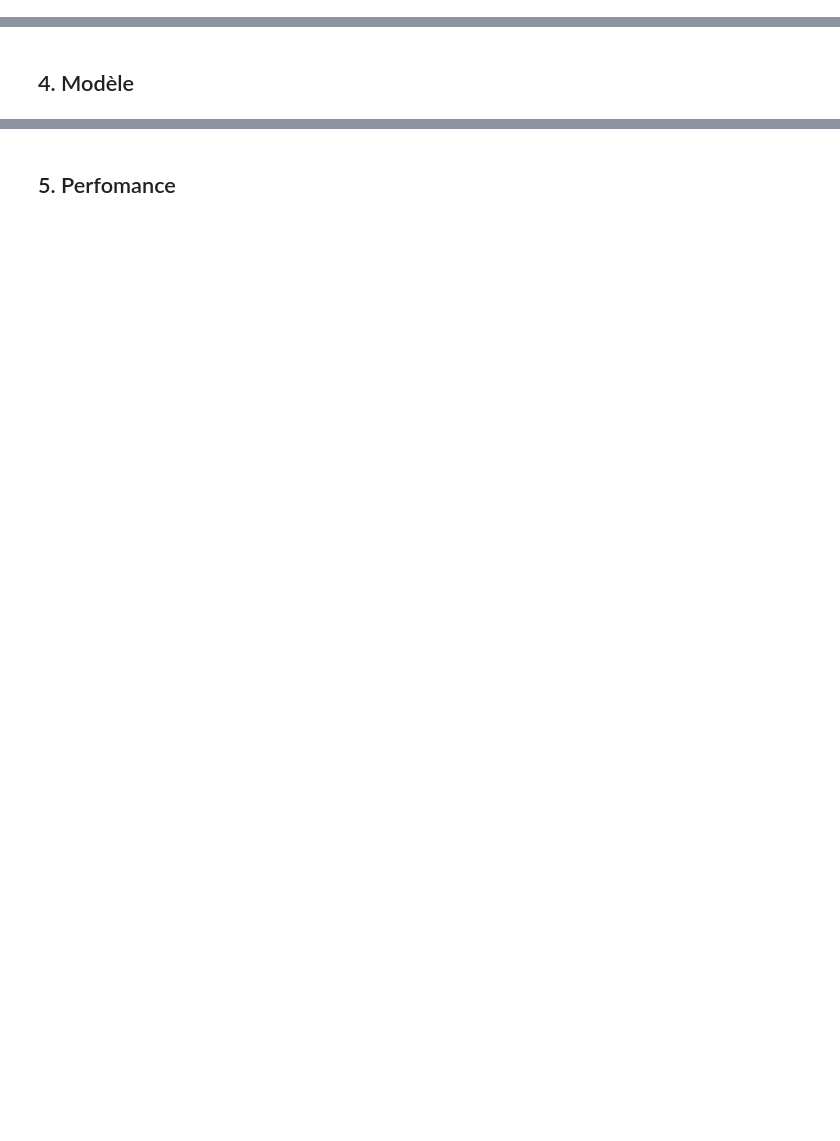
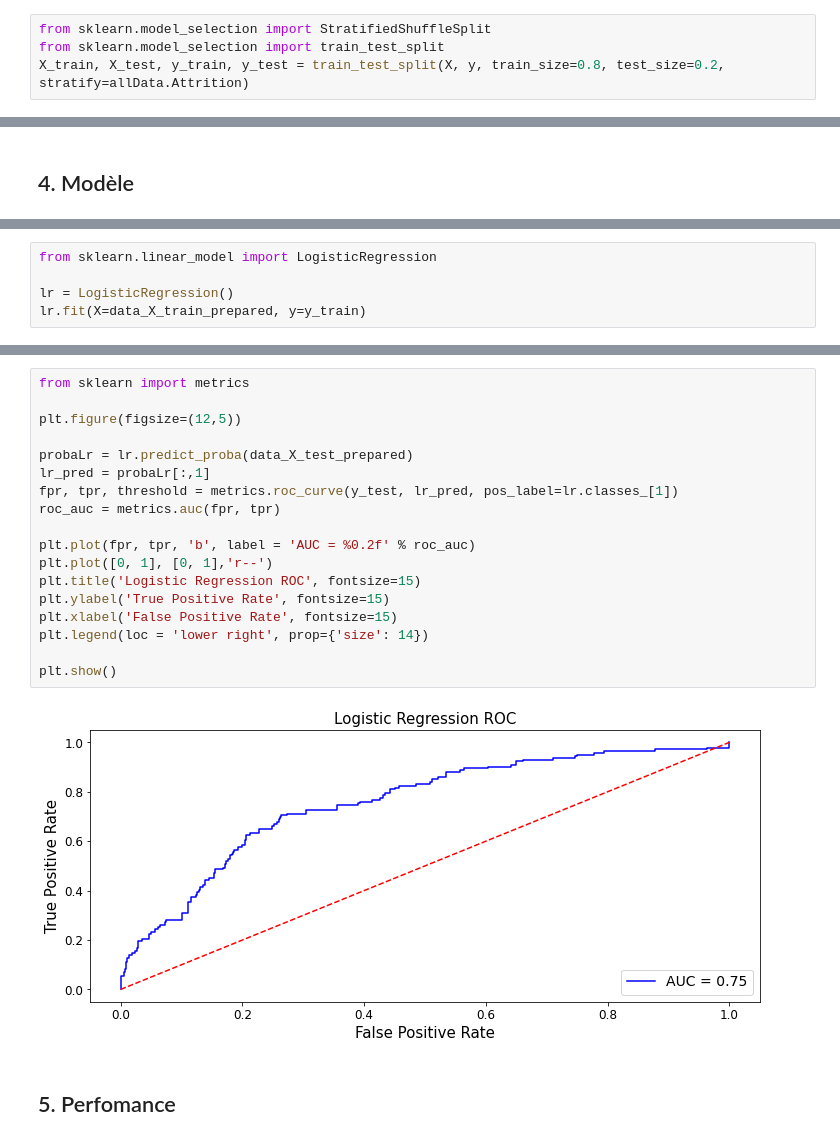
Before and after one commit to VictorMassotte/Projet-IA, a Jupyter notebook: projet-ia.ipynb, the cells around one changed output, grey strips where cells are left out. Cells and saved outputs as stored; diff of their text form; blank space fills up the shorter version.

Commit message:
add logistic

```diff
--- a/projet-ia.ipynb
+++ b/projet-ia.ipynb
@@ -391,2 +382,6 @@ for train_index, test_index in split.split(X, y):
+# %%
+from sklearn.model_selection import StratifiedShuffleSplit
+from sklearn.model_selection import train_test_split
+X_train, X_test, y_train, y_test = train_test_split(X, y, train_size=0.8, test_size=0.2, stratify=allData.Attrition)
 # %% [markdown]
 ## 3. Pipeline ML
@@ -448,0 +439,5 @@ dataSetPipeline.shape
+# %%
+from sklearn.linear_model import LogisticRegression
+
+lr = LogisticRegression()
+lr.fit(X=data_X_train_prepared, y=y_train)
@@ -449,2 +506,22 @@ dataSetPipeline.shape
+# %%
+from sklearn import metrics
+
+plt.figure(figsize=(12,5))
+
+probaLr = lr.predict_proba(data_X_test_prepared)
+lr_pred = probaLr[:,1]
+fpr, tpr, threshold = metrics.roc_curve(y_test, lr_pred, pos_label=lr.classes_[1])
+roc_auc = metrics.auc(fpr, tpr)
+
+plt.plot(fpr, tpr, 'b', label = 'AUC = %0.2f' % roc_auc)
+plt.plot([0, 1], [0, 1],'r--')
+plt.title('Logistic Regression ROC', fontsize=15)
+plt.ylabel('True Positive Rate', fontsize=15)
+plt.xlabel('False Positive Rate', fontsize=15)
+plt.legend(loc = 'lower right', prop={'size': 14})
+
+plt.show()
+# %% [output]
+[figure, added]
 # %% [markdown]
 ## 5. Perfomance
```
Also changed, not shown: parts of 11 cells of this notebook.
